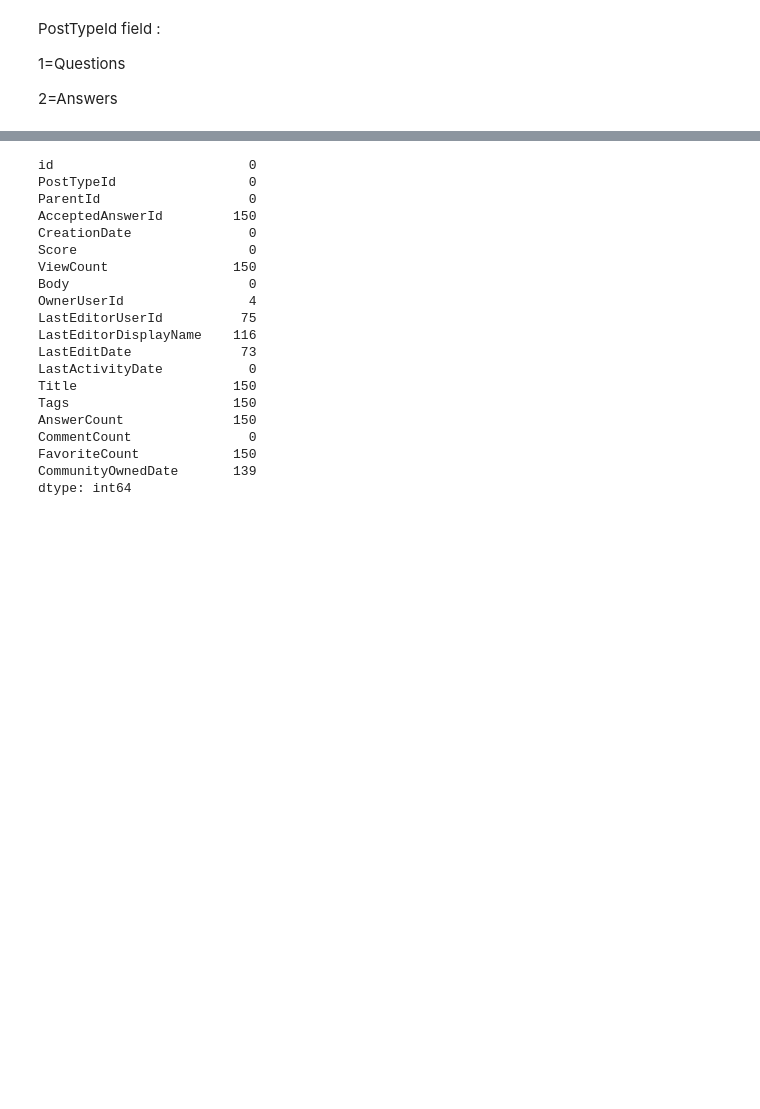
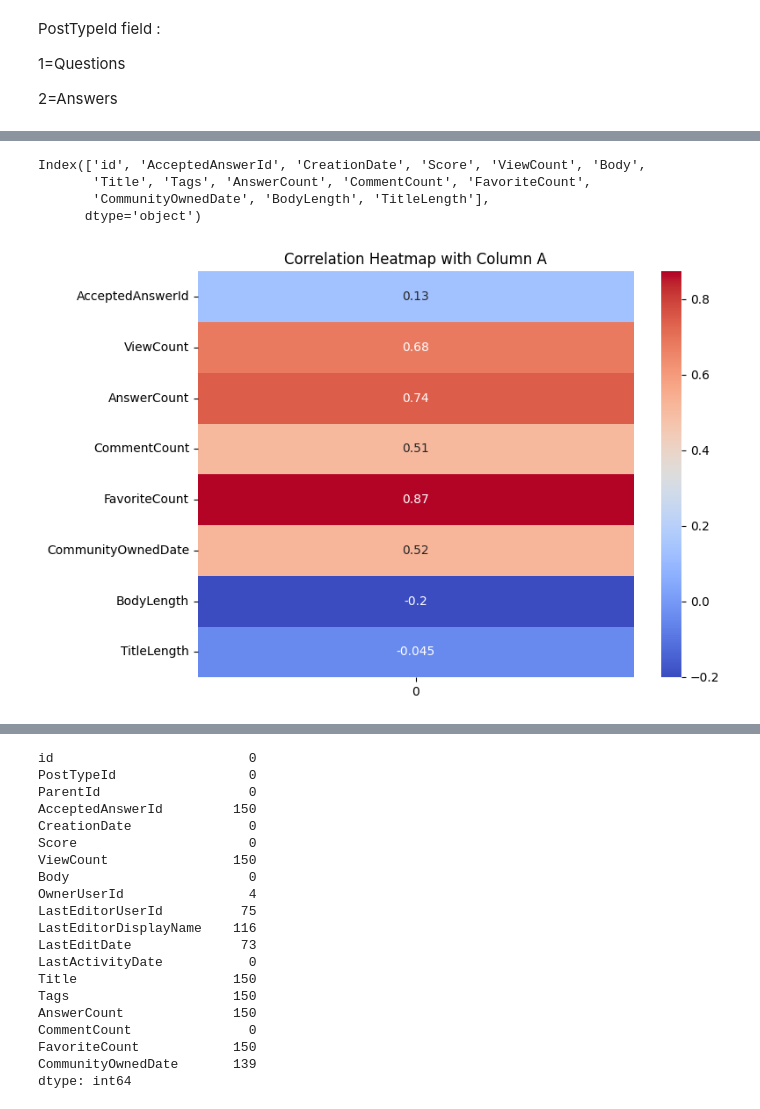
Before and after one commit to mostafa-ja/Data-Mining-fall-2023, a Jupyter notebook: Data_Mining1.ipynb, the cells around one changed output, grey strips where cells are left out. Cells and saved outputs as stored; diff of their text form; code cells hidden in the pictures; blank space fills up the shorter version.

```diff
--- a/Data_Mining1.ipynb
+++ b/Data_Mining1.ipynb
@@ -208,0 +258,3 @@ df_question.head(3)
+# %%
+df_question['BodyLength']  = df_question['Body'].str.len()
+df_question['TitleLength']  = df_question['Title'].str.len()
@@ -208,0 +272,2 @@ df_question.head(3)
+# %%
+df_question['CreationDate'] = pd.to_datetime(df_question['CreationDate'])
@@ -208,0 +287,4 @@ df_question.head(3)
+# %%
+columns_to_convert = ['id','Score', 'ViewCount', 'AnswerCount', 'CommentCount', 'FavoriteCount']
+for col in columns_to_convert:
+    df_question[col] = df_question[col].fillna(0).astype(int)
@@ -235,4 +318 @@ CommunityOwnedDate       64
 dtype: int64
-# %%
-#df_question.drop('ParentId', axis=1, inplace=True)
-df_question.drop(columns=['PostTypeId','ParentId'], inplace=True)
@@ -268,0 +366,20 @@ dtype: int64
+# %%
+df_question.columns
+# %% [output]
+Index(['id', 'AcceptedAnswerId', 'CreationDate', 'Score', 'ViewCount', 'Body',
+       'Title', 'Tags', 'AnswerCount', 'CommentCount', 'FavoriteCount',
+       'CommunityOwnedDate', 'BodyLength', 'TitleLength'],
+      dtype='object')
+# %%
+import seaborn as sns
+import matplotlib.pyplot as plt
+
+correlation_matrix = df_question[['AcceptedAnswerId','ViewCount','AnswerCount','CommentCount','FavoriteCount','CommunityOwnedDate','BodyLength','TitleLength']].corrwith(df_question['Score'])
+
+# Plot heatmap
+plt.figure(figsize=(8, 6))
+sns.heatmap(correlation_matrix.to_frame(), annot=True, cmap='coolwarm', cbar=True)
+plt.title('Correlation Heatmap with Column A')
+plt.show()
+# %% [output]
+[figure, added]
```
Also changed, not shown: parts of 29 cells of this notebook.
